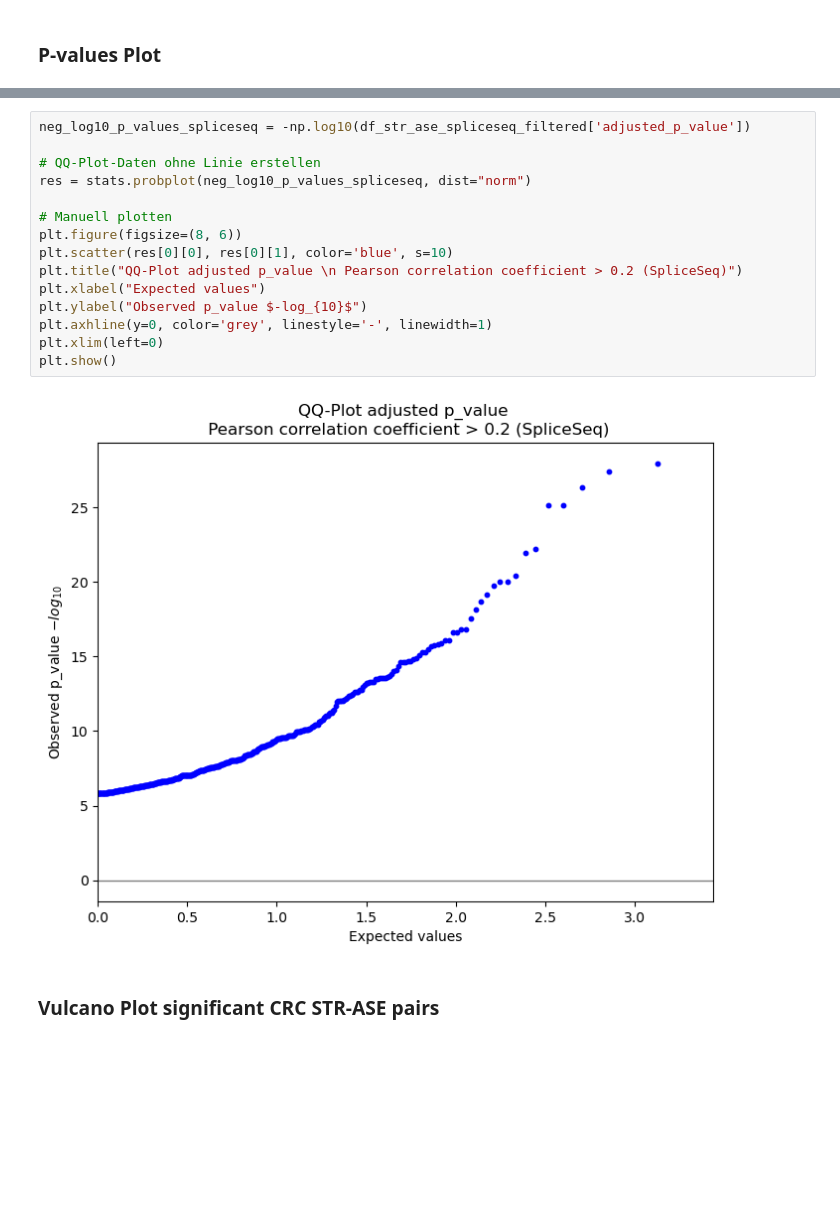
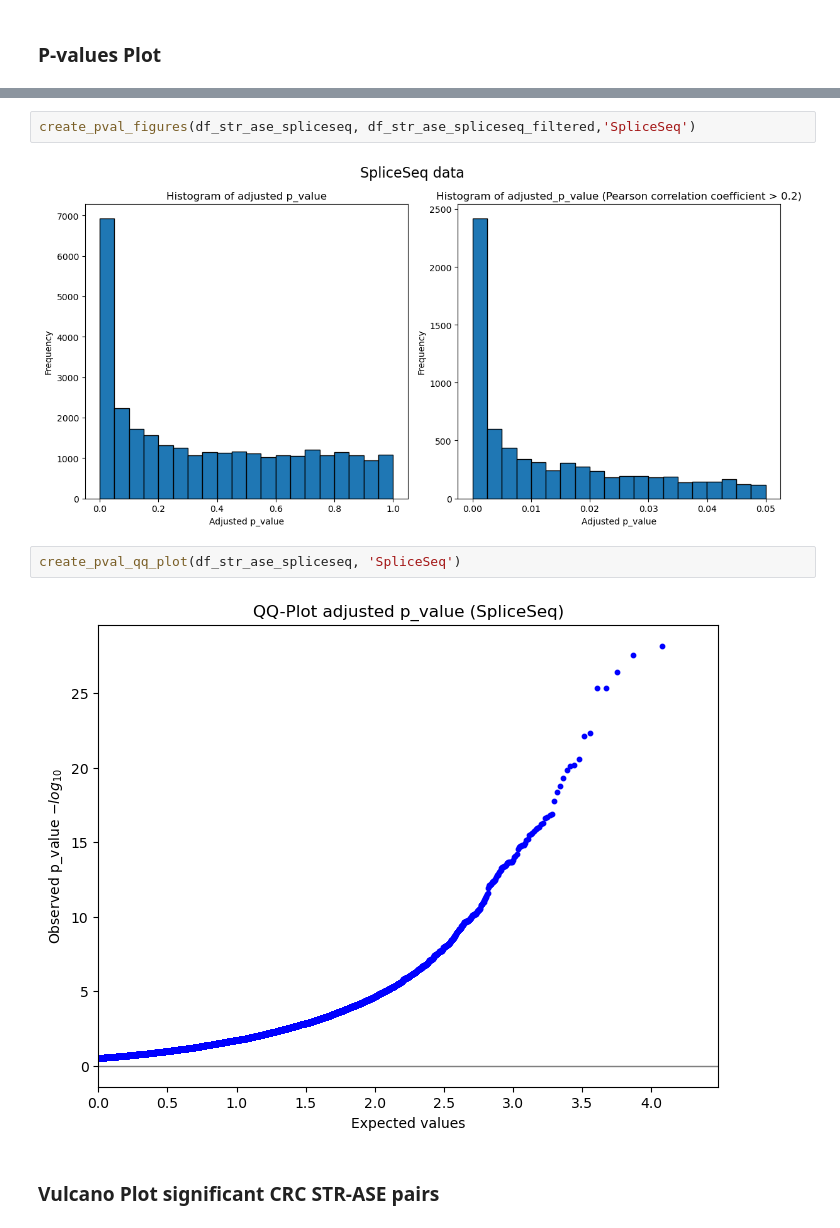
Before and after one commit to rabiaayyche/str_crc, a Jupyter notebook: src/str_ase.ipynb, the cells around one changed output, grey strips where cells are left out. Saved outputs shown, nothing was run; the diff lists cells and outputs as text; blank space fills up the shorter version.

```diff
--- a/src/str_ase.ipynb
+++ b/src/str_ase.ipynb
@@ -568,20 +535,11 @@ plt.show()
-# %%
-neg_log10_p_values_spliceseq = -np.log10(df_str_ase_spliceseq_filtered['adjusted_p_value'])
-
-# QQ-Plot-Daten ohne Linie erstellen
-res = stats.probplot(neg_log10_p_values_spliceseq, dist="norm")
-
-# Manuell plotten
-plt.figure(figsize=(8, 6))
-plt.scatter(res[0][0], res[0][1], color='blue', s=10)
-plt.title("QQ-Plot adjusted p_value \n Pearson correlation coefficient > 0.2 (SpliceSeq)")
-plt.xlabel("Expected values")
-plt.ylabel("Observed p_value $-log_{10}$")
-plt.axhline(y=0, color='grey', linestyle='-', linewidth=1)
-plt.xlim(left=0)
-plt.show()
-# %% [output]
-[figure, removed]
+# %%
+create_pval_figures(df_str_ase_spliceseq, df_str_ase_spliceseq_filtered,'SpliceSeq')
+# %% [output]
+[figure, added]
+# %%
+create_pval_qq_plot(df_str_ase_spliceseq, 'SpliceSeq')
+# %% [output]
+[figure, added]
 # %% [markdown]
 ### Vulcano Plot significant CRC STR-ASE pairs
 # %%
```
Also changed, not shown: parts of 70 cells of this notebook.
